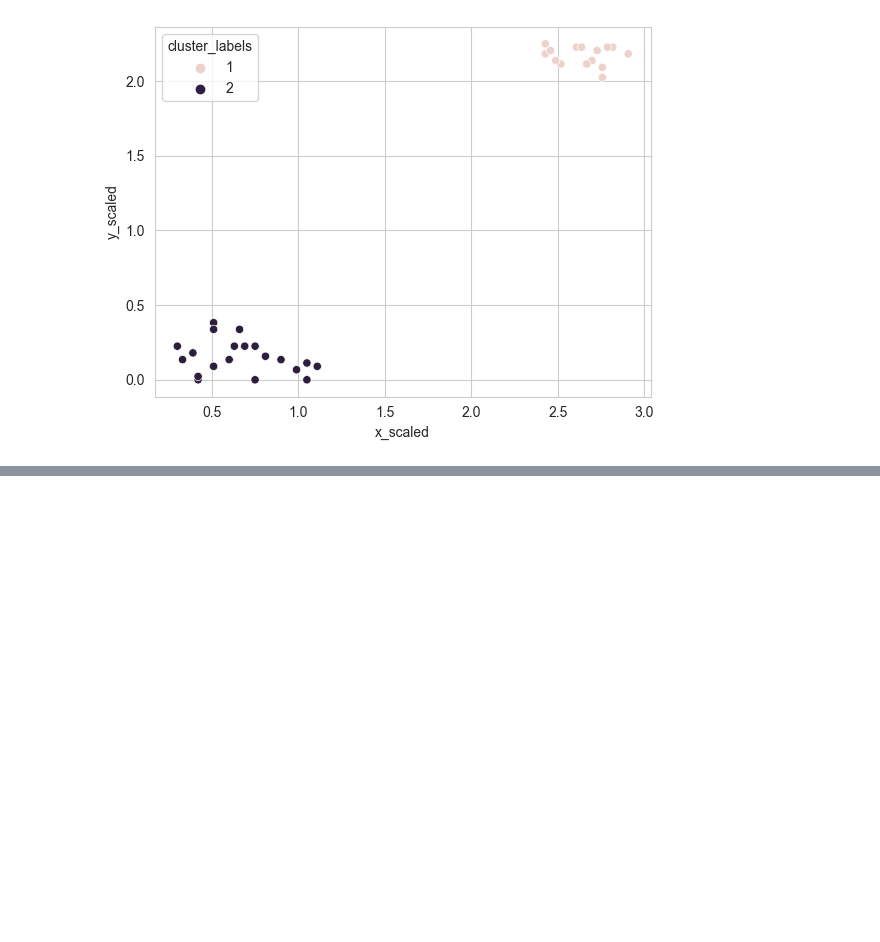
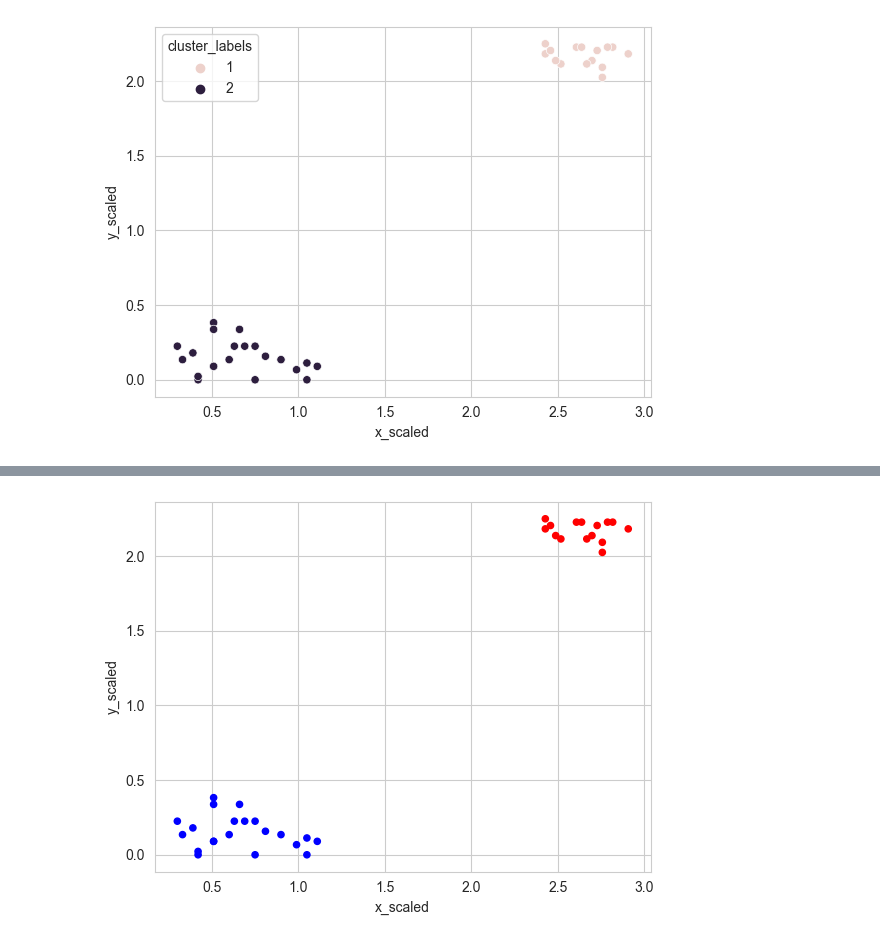
Before and after one commit to GuoweiYang19891101/datacamp_machine_learning_scientist_python, a Jupyter notebook: 6_cluster_analysis.ipynb, the cells around one changed output, grey strips where cells are left out. Saved outputs shown, nothing was run; the diff lists cells and outputs as text; code cells hidden in the pictures; blank space fills up the shorter version.

```diff
--- a/6_cluster_analysis.ipynb
+++ b/6_cluster_analysis.ipynb
@@ -261,0 +267,15 @@ plt.show()
+# %%
+# visualize clusters with matplotlib
+# use dataframe comic_con created in previous exercise
+from matplotlib import pyplot as plt
+
+# define a color dictionary for clusters
+colors = {1: 'red', 2: 'blue'}
+
+# plot a scatter plot
+comic_con.plot.scatter(x='x_scaled',
+                       y='y_scaled',
+                       c=comic_con['cluster_labels'].apply(lambda x:colors[x]))
+plt.show()
+# %% [output]
+[figure, added]
```
Also changed, not shown: parts of 22 cells of this notebook.
